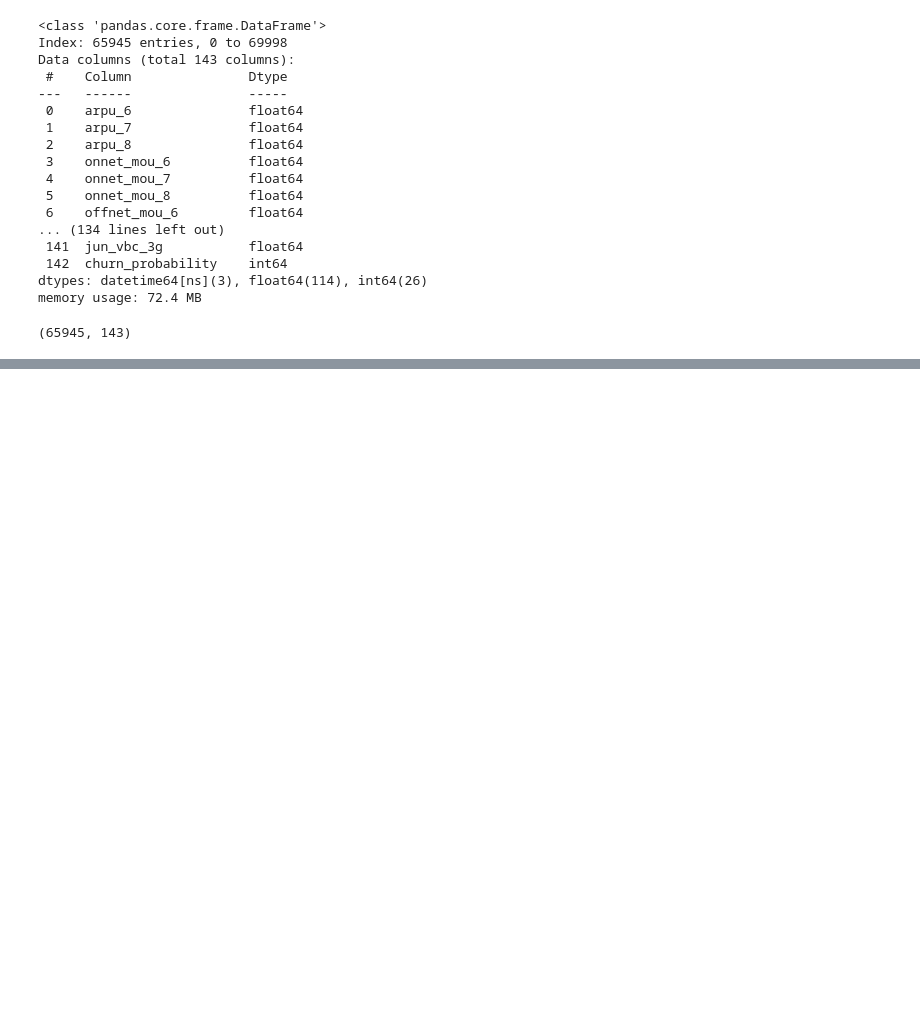
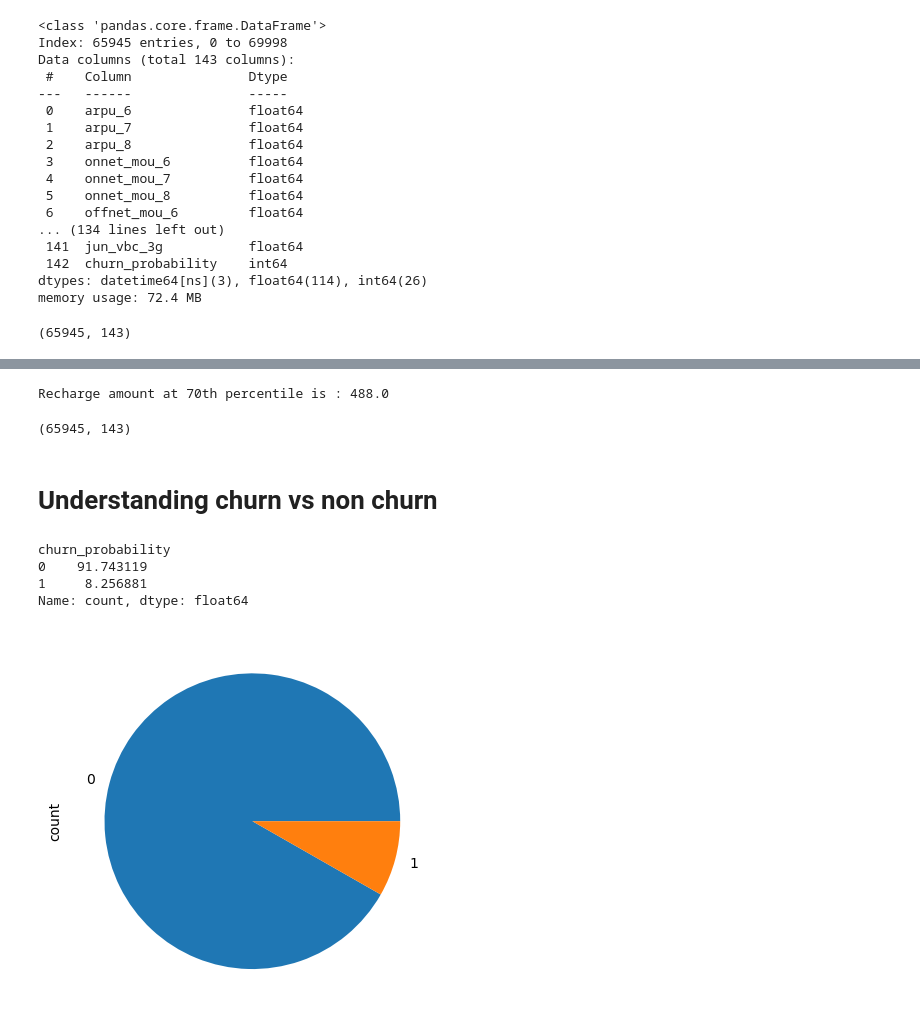
Before and after one commit to SanjayaKumarSahoo/telecom-churn-group-case-study, a Jupyter notebook: solution.ipynb, the cells around one changed output, grey strips where cells are left out. Saved outputs shown, nothing was run; the diff lists cells and outputs as text; code cells hidden in the pictures; blank space fills up the shorter version.

```diff
--- a/solution.ipynb
+++ b/solution.ipynb
@@ -820,4 +728,0 @@ churn_phase_cols
-# %%
-# Dropping churn phase columns
-data.drop(churn_phase_cols, axis=1, inplace=True)
-data.shape
@@ -829,5 +728,0 @@ data.shape
-# %%
-data.drop(['av_rech_amt_data_6',
-                   'total_rech_data_6','total_rech_amt_6',
-                  'av_rech_amt_data_7',
-                   'total_rech_data_7','total_rech_amt_7'], axis=1, inplace=True)
@@ -877,0 +739,29 @@ plt.show()
+# %%
+# lets consider  70th percentile recharge amount as the high value customer
+print("Recharge amount at 70th percentile is : {0}".format(data.amt_data_6.quantile(0.7)))
+# %% [output]
+Recharge amount at 70th percentile is : 488.0
+# %%
+# Keep only the customers who have topped up their mobile phones with an amount that is greater than or equal to the 70th percentile.
+data_filtered = data.loc[data.amt_data_6 >= data.amt_data_6.quantile(0.7), :]
+data_filtered = data.reset_index(drop=True)
+# %%
+# delete variables created to filter high-value customers
+data_filtered = data_filtered.drop(['total_data_rech_6', 'amt_data_6'], axis=1)
+# %%
+data_filtered.shape
+# %% [output]
+(65945, 143)
+# %% [markdown]
+# Understanding churn vs non churn
+# %%
+#  Let us determine the percentage of customers who have churned versus those who have not churned.
+print((data_filtered['churn_probability'].value_counts()/len(data))*100)
+((data_filtered['churn_probability'].value_counts()/len(data))*100).plot(kind="pie")
+plt.show()
+# %% [output]
+churn_probability
+0    91.743119
+1     8.256881
+Name: count, dtype: float64
+[figure, added]
```
Also changed, not shown: parts of 28 cells of this notebook.
